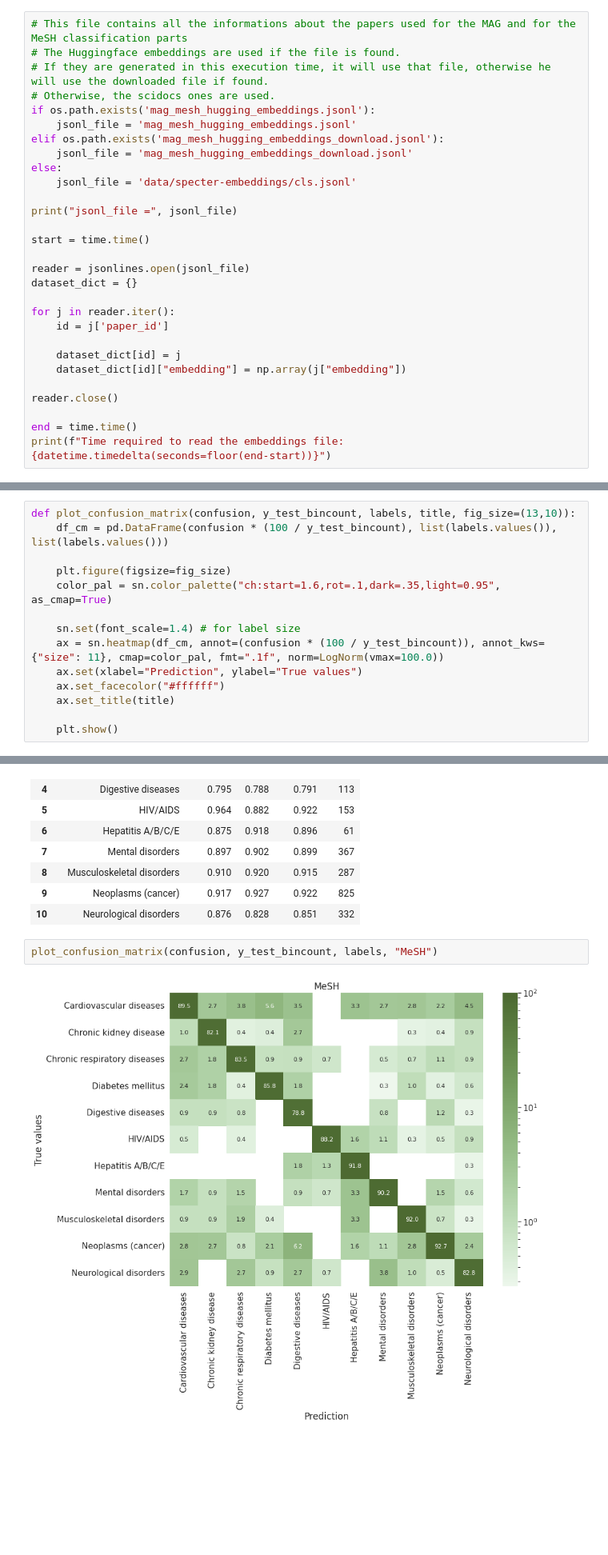
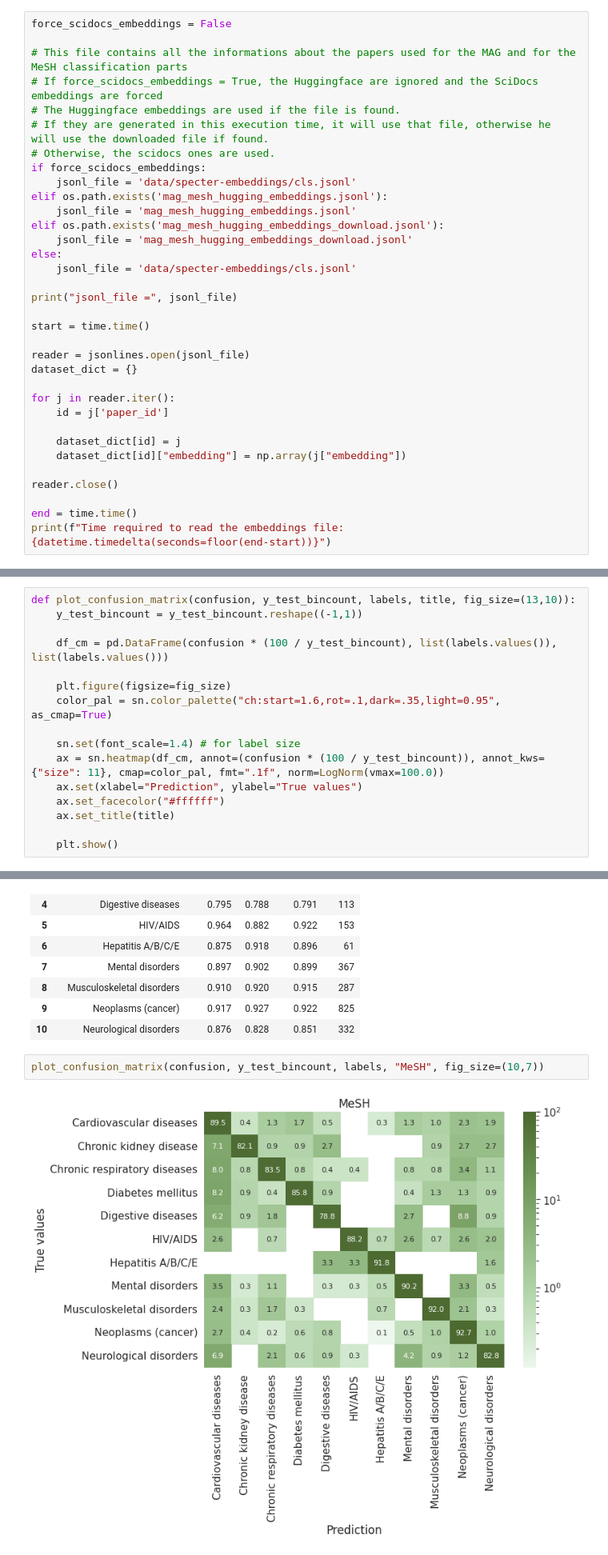
Before and after one commit to Niloqui/DNLP-Project-TC-PoliTO-2023, a Jupyter notebook: NLP_Project.ipynb, the cells around one changed output, grey strips where cells are left out. Shown: that part at 80% size. Drawn from its saved outputs; the diff is of its cells as text; blank space fills up the shorter version.

```diff
--- a/NLP_Project.ipynb
+++ b/NLP_Project.ipynb
@@ -481,11 +481,16 @@ if download_embeddings:
 # %% [output]
 File downloaded with success
 # %%
+force_scidocs_embeddings = False
+
 # This file contains all the informations about the papers used for the MAG and for the MeSH classification parts
+# If force_scidocs_embeddings = True, the Huggingface are ignored and the SciDocs embeddings are forced
 # The Huggingface embeddings are used if the file is found.
 # If they are generated in this execution time, it will use that file, otherwise he will use the downloaded file if found.
 # Otherwise, the scidocs ones are used.
-if os.path.exists('mag_mesh_hugging_embeddings.jsonl'):
+if force_scidocs_embeddings:
+    jsonl_file = 'data/specter-embeddings/cls.jsonl'
+elif os.path.exists('mag_mesh_hugging_embeddings.jsonl'):
     jsonl_file = 'mag_mesh_hugging_embeddings.jsonl'
 elif os.path.exists('mag_mesh_hugging_embeddings_download.jsonl'):
     jsonl_file = 'mag_mesh_hugging_embeddings_download.jsonl'
@@ -565,6 +570,8 @@ def classify(model, x, y_true):
     return y_pred, accuracy, confusion, precision_array, recall_array, f1_array
 # %%
 def plot_confusion_matrix(confusion, y_test_bincount, labels, title, fig_size=(13,10)):
+    y_test_bincount = y_test_bincount.reshape((-1,1))
+
     df_cm = pd.DataFrame(confusion * (100 / y_test_bincount), list(labels.values()), list(labels.values()))
 
     plt.figure(figsize=fig_size)
@@ -713,6 +720,6 @@ F1 Score: 87.67%
 | 9 | Neoplasms (cancer) | 0.917 | 0.927 | 0.922 | 825 |
 | 10 | Neurological disorders | 0.876 | 0.828 | 0.851 | 332 |
 # %%
-plot_confusion_matrix(confusion, y_test_bincount, labels, "MeSH")
+plot_confusion_matrix(confusion, y_test_bincount, labels, "MeSH", fig_size=(10,7))
 # %% [output]
-[figure, old version]
+[figure, new version]
```
Also changed, not shown: parts of 13 cells of this notebook.
